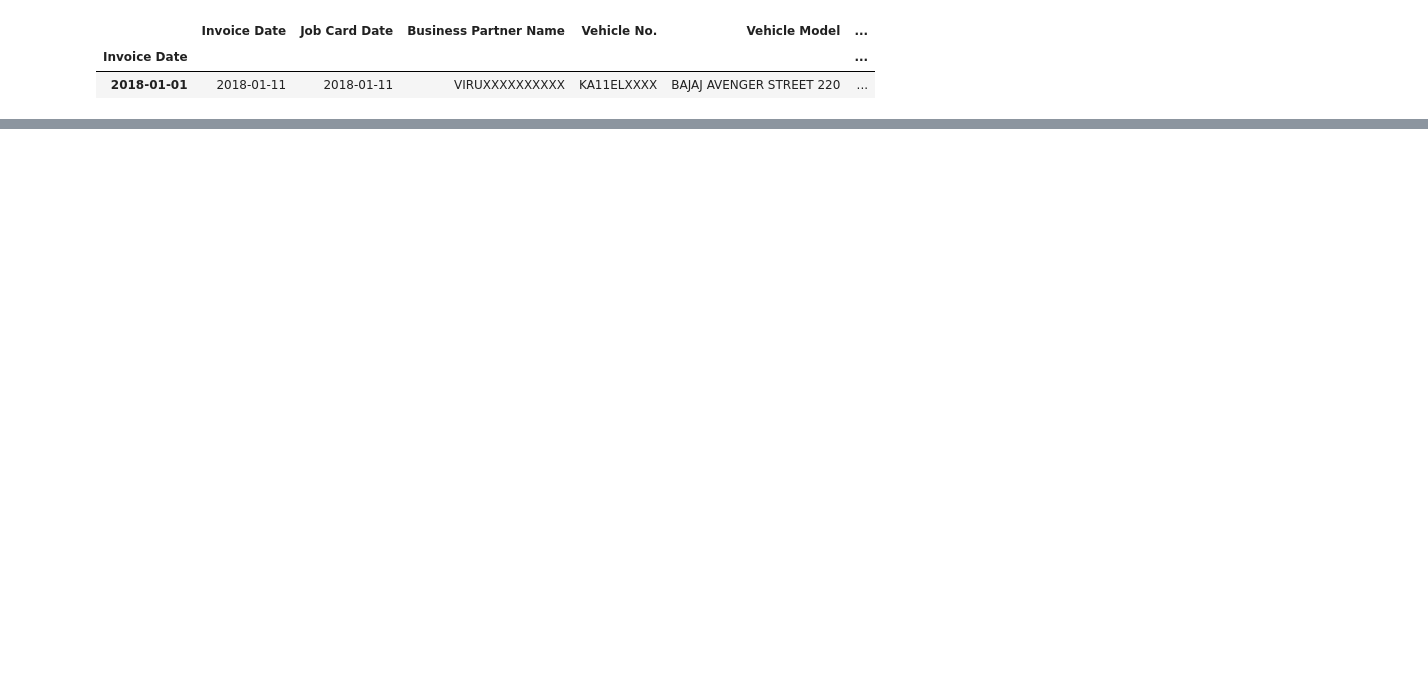
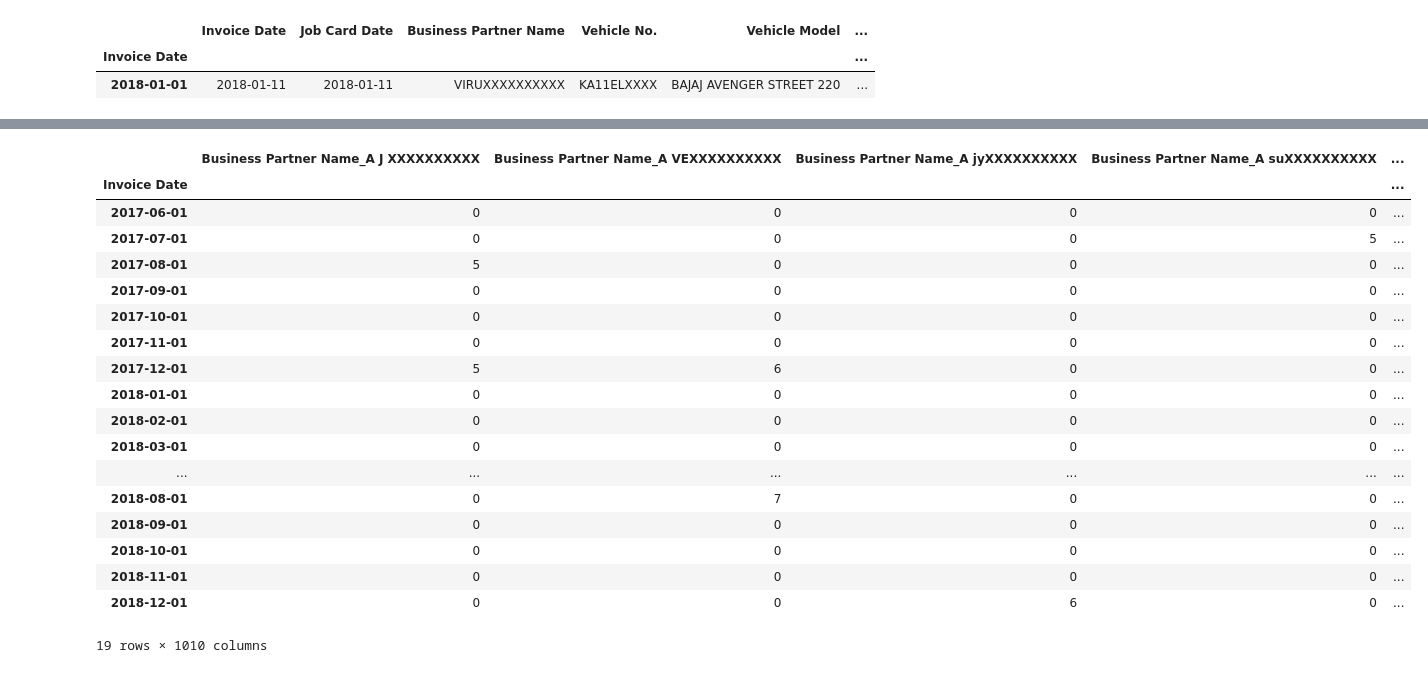
Before and after one commit to bineeshpc/spare_parts, a Jupyter notebook: bineesh/business_partner.ipynb, the cells around one changed output, grey strips where cells are left out. Drawn from its saved outputs; the diff is of its cells as text; code cells hidden in the pictures; blank space fills up the shorter version.

Commit message:
added a model for business partner

```diff
--- a/bineesh/business_partner.ipynb
+++ b/bineesh/business_partner.ipynb
@@ -78 +84,5 @@ value_counts.to_dict()
  ...}
+# %%
+prefix = 'Business Partner Name'
+column = 'Business Partner Name'
+data = pd.get_dummies(data, columns=[column], prefix=prefix)
@@ -78,0 +98,11 @@ value_counts.to_dict()
+# %%
+dummy_columns = [i for i in data.columns if prefix in i]
+
+dummy_columns_dict = {i: 'sum' for i in dummy_columns}
+# %%
+date_format = '%Y-%m-%d'
+first_good_month = datetime.datetime.strptime('2017-06-01', date_format)
+last_good_month = datetime.datetime.strptime('2018-12-31', date_format)
+data = data [ (data.index >= first_good_month) & (data.index <= last_good_month)]
+# %%
+data_grouped = data[dummy_columns].groupby(data.index).agg(dummy_columns_dict)
@@ -78,0 +129,22 @@ value_counts.to_dict()
+# %%
+data_grouped
+# %% [output]
+|  | Business Partner Name_A J XXXXXXXXXX | Business Partner Name_A VEXXXXXXXXXX | Business Partner Name_A jyXXXXXXXXXX | Business Partner Name_A suXXXXXXXXXX | ... |
+| Invoice Date |  |  |  |  | ... |
+| 2017-06-01 | 0 | 0 | 0 | 0 | ... |
+| 2017-07-01 | 0 | 0 | 0 | 5 | ... |
+| 2017-08-01 | 5 | 0 | 0 | 0 | ... |
+| 2017-09-01 | 0 | 0 | 0 | 0 | ... |
+| 2017-10-01 | 0 | 0 | 0 | 0 | ... |
+| 2017-11-01 | 0 | 0 | 0 | 0 | ... |
+| 2017-12-01 | 5 | 6 | 0 | 0 | ... |
+| 2018-01-01 | 0 | 0 | 0 | 0 | ... |
+| 2018-02-01 | 0 | 0 | 0 | 0 | ... |
+| 2018-03-01 | 0 | 0 | 0 | 0 | ... |
+| ... | ... | ... | ... | ... | ... |
+| 2018-08-01 | 0 | 7 | 0 | 0 | ... |
+| 2018-09-01 | 0 | 0 | 0 | 0 | ... |
+| 2018-10-01 | 0 | 0 | 0 | 0 | ... |
+| 2018-11-01 | 0 | 0 | 0 | 0 | ... |
+| 2018-12-01 | 0 | 0 | 6 | 0 | ... |
+19 rows × 1010 columns
```
Also changed, not shown: parts of 11 cells of this notebook, 1 other file.
